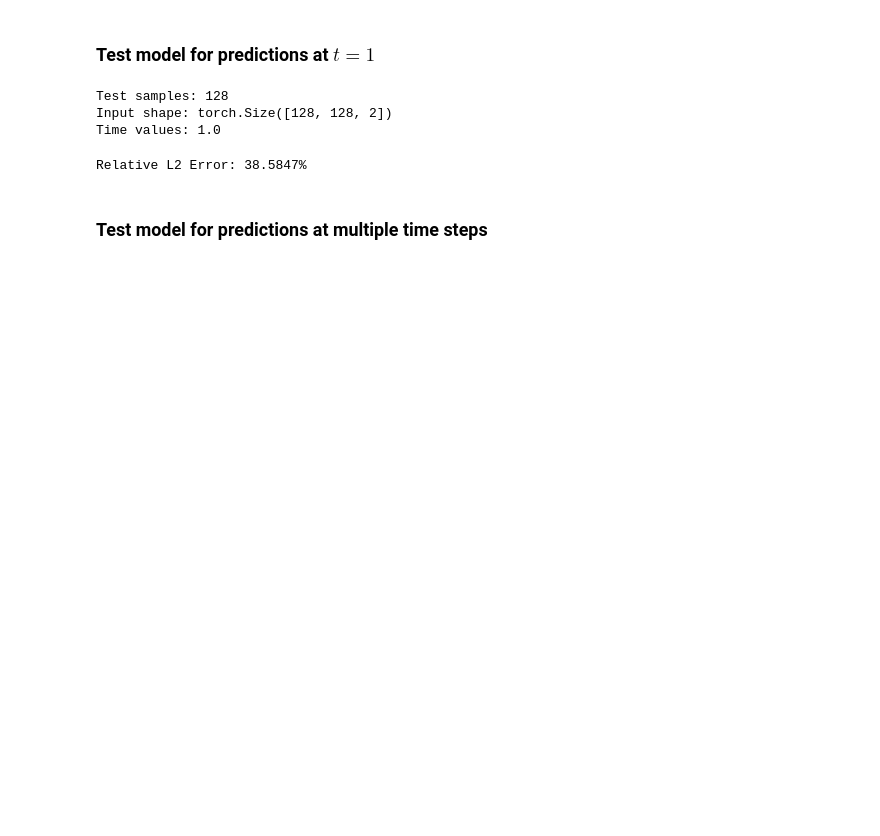
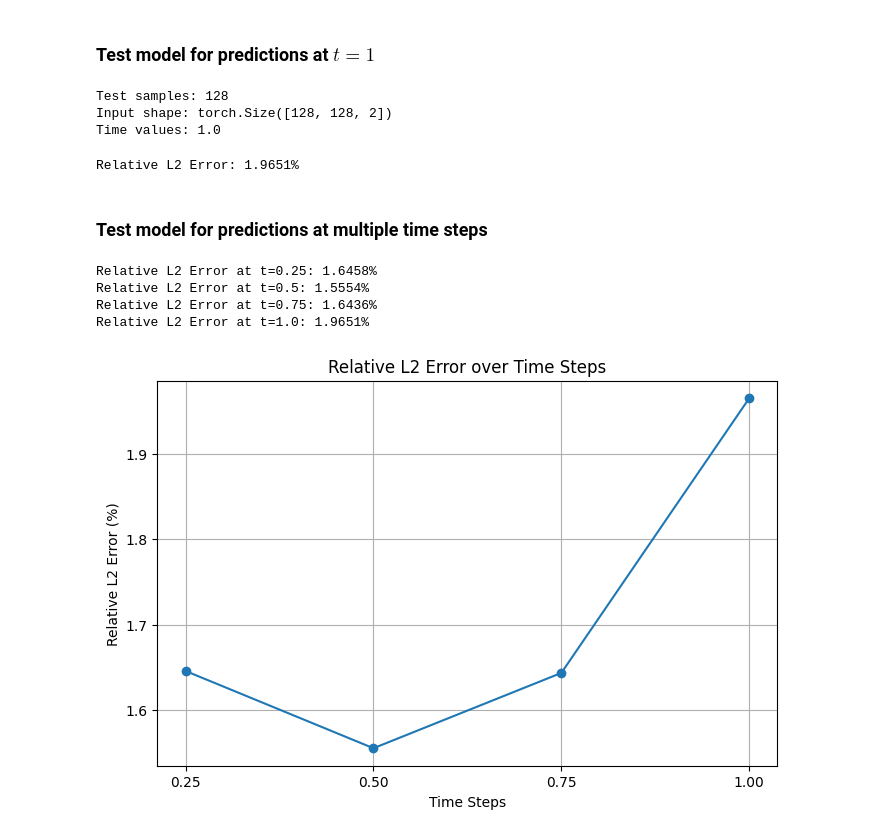
Before and after one commit to gioguida/AISE-Project, a Jupyter notebook: FNO/task3_all2all.ipynb, the cells around one changed output. Saved outputs shown, nothing was run; the diff lists cells and outputs as text; code cells hidden in the pictures; blank space fills up the shorter version.

```diff
--- a/FNO/task3_all2all.ipynb
+++ b/FNO/task3_all2all.ipynb
@@ -111,11 +104,11 @@ training_set = DataLoader(PDEDataset("training", n_train, device=device), batch_
 testing_set = DataLoader(PDEDataset("validation", device=device), batch_size=batch_size, shuffle=False)
 
 learning_rate = 0.001
-epochs = 50
+epochs = 100
 step_size = 10
 gamma = 0.5
 
-modes = 12
+modes = 16
 width = 64 # 64
 fno = FNO1d_bn(modes, width).to(device)  # model
 
@@ -257,7 +250,7 @@ relative_l2_error = torch.mean(torch.norm(all_predictions_denorm - final_time_gr
 
 print(f"Relative L2 Error: {relative_l2_error:.4f}%")
 # %% [output]
-Relative L2 Error: 38.5847%
+Relative L2 Error: 1.9651%
 # %% [markdown]
 ### Test model for predictions at multiple time steps
 # %%
@@ -297,3 +290,20 @@ for t in time_steps:
 
     relative_l2_errors.append(rel_l2_error_t.item())
     print(f"Relative L2 Error at t={t}: {rel_l2_error_t:.4f}%")
+# %% [output]
+Relative L2 Error at t=0.25: 1.6458%
+Relative L2 Error at t=0.5: 1.5554%
+Relative L2 Error at t=0.75: 1.6436%
+Relative L2 Error at t=1.0: 1.9651%
+# %%
+# plot relative L2 errors over time steps
+plt.figure(figsize=(8, 5))
+plt.plot(time_steps, relative_l2_errors, marker='o')
+plt.title('Relative L2 Error over Time Steps')
+plt.xlabel('Time Steps')
+plt.xticks(time_steps)
+plt.ylabel('Relative L2 Error (%)')
+plt.grid(True)
+plt.show()
+# %% [output]
+[figure, added]
```
Also changed, not shown: parts of 3 cells of this notebook, 1 other file.
